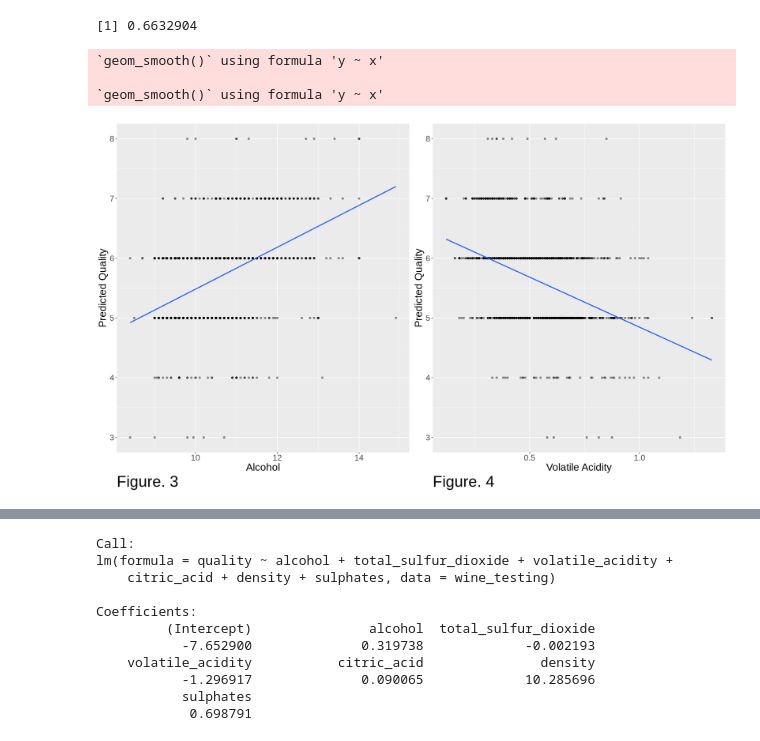
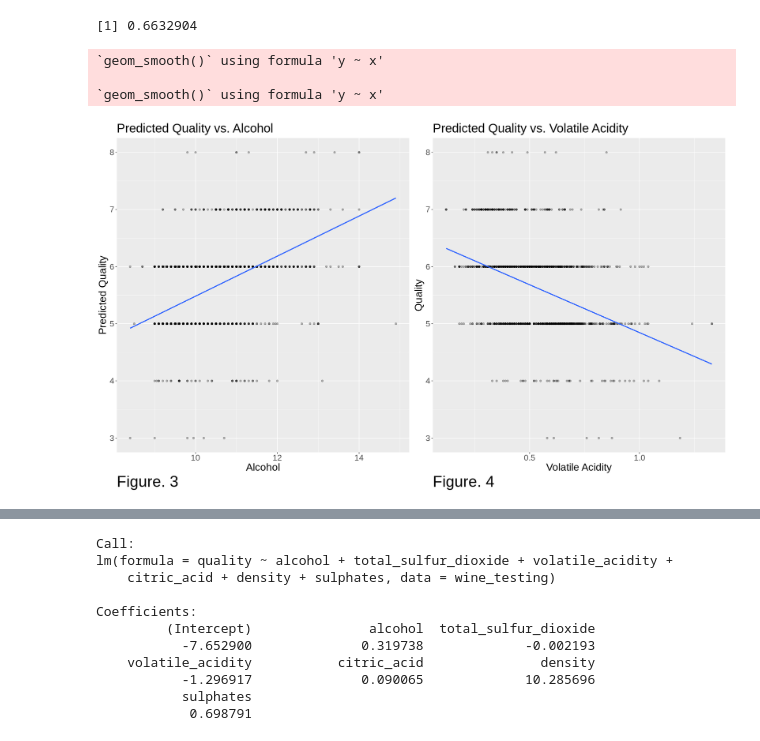
Before and after one commit to aleong2004/Wine-Quality-Prediction, a Jupyter notebook: Project.ipynb, the cells around one changed output, grey strips where cells are left out. Drawn from its saved outputs; the diff is of its cells as text; code cells hidden in the pictures.

```diff
--- a/Project.ipynb
+++ b/Project.ipynb
@@ -268,23 +296,23 @@ Coefficients:
 # %%
 # PLOTTING PREDICTED QUALITY AGAINST TWO PREDICTORS THAT CONTRIBUTE THE MOST TO THE MODEL.
 options(repr.plot.width = 17, repr.plot.height = 10)
 lm_quality_vs_alcohol<- ggplot(wine_training, aes(x = alcohol, y = quality)) +
-  geom_point(alpha = 0.4) + labs(x ="Alcohol", y= "Predicted Quality", tile ="Predicted Quality vs. Alcohol", captions= "Figure. 3")+
+  geom_point(alpha = 0.3) + labs(x ="Alcohol", y= "Predicted Quality", captions= "Figure. 3", title = "Predicted Quality vs. Alcohol")+
   geom_smooth(method = "lm", se = FALSE) +   theme(text = element_text(size = 20),
           plot.caption = element_text(size = 30, hjust = 0))
 
 lm_quality_vs_volatile_acidity<- ggplot(wine_training, aes(x = volatile_acidity, y = quality)) +
-  geom_point(alpha = 0.4) +
-  labs(x ="Volatile Acidity", y= "Quality", tile ="Predicted Quality vs. Alcohol", captions= "Figure. 4")+
+  geom_point(alpha = 0.3) +
+  labs(x ="Volatile Acidity", y= "Quality", captions= "Figure. 4", title = "Predicted Quality vs. Volatile Acidity")+
   geom_smooth(method = "lm", se = FALSE) +   theme(text = element_text(size = 20),
           plot.caption = element_text(size = 30, hjust = 0))
 
 plot_grid(lm_quality_vs_alcohol, lm_quality_vs_volatile_acidity, ncol = 2)
 # %% [output]
 `geom_smooth()` using formula 'y ~ x'
 
 `geom_smooth()` using formula 'y ~ x'
-[figure, old version]
+[figure, new version]
 # %%
 # PLOTTING A RESIDUAL PLOT TO VISUALISE RMSE OF LINEAR REGRESSION MODEL.
 options(repr.plot.width = 10, repr.plot.height = 10)
```
Also changed, not shown: parts of 6 cells of this notebook.
